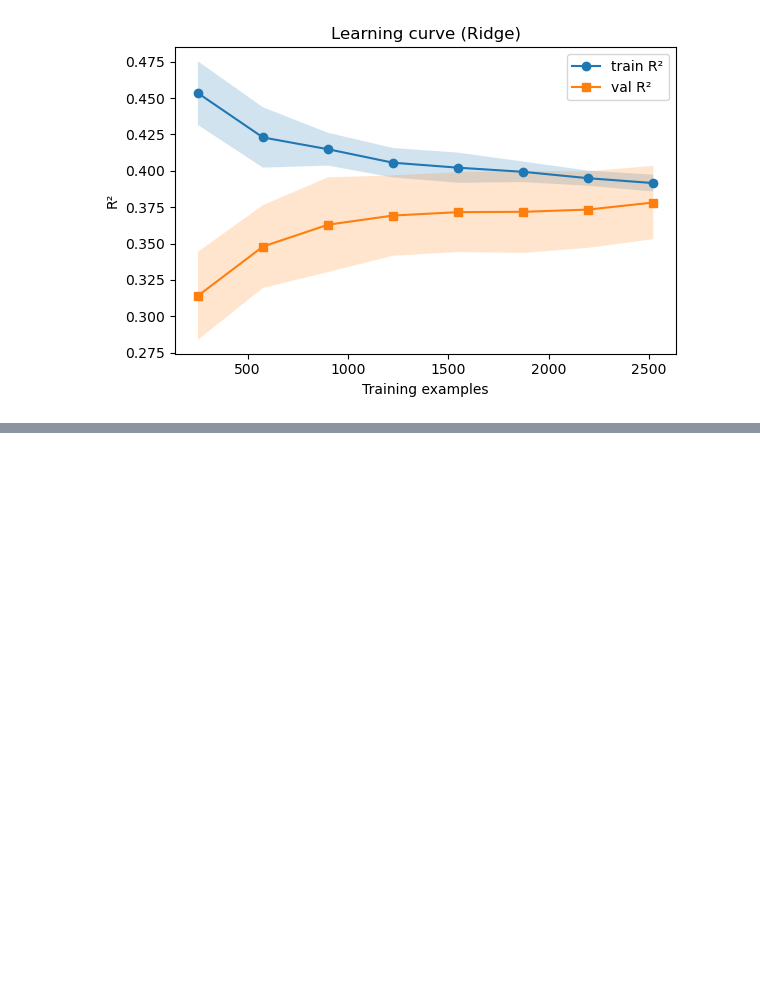
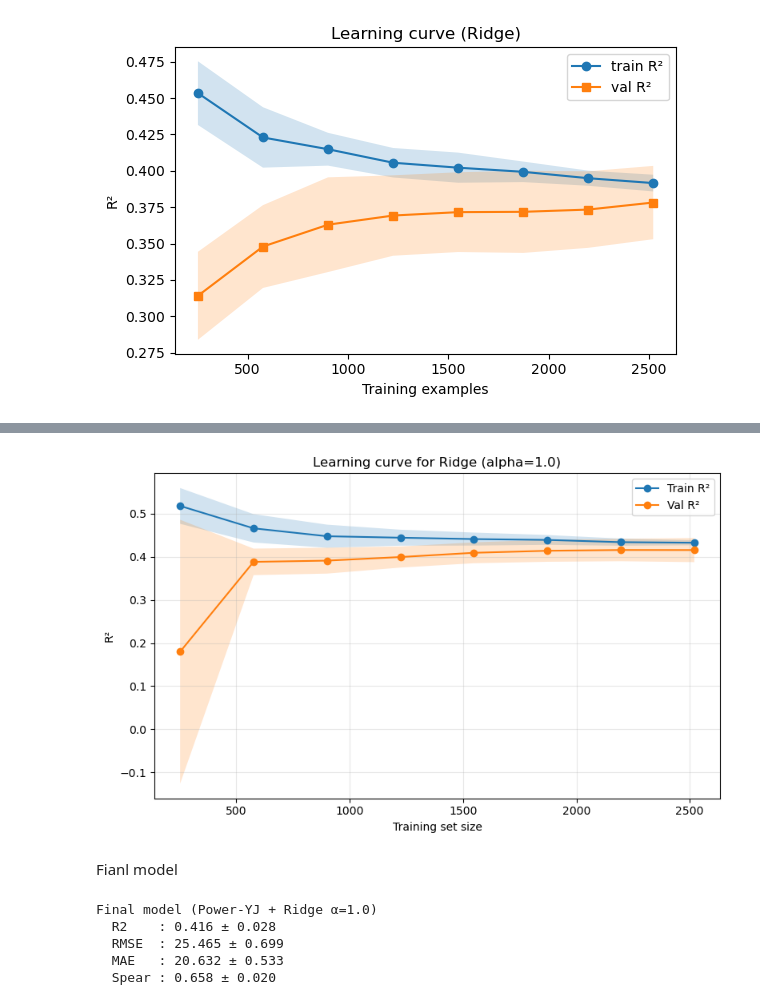
Before and after one commit to JHBH9e8at/My_First_ML_Model-Proteinsolubility_predictor, a Jupyter notebook: FinalReprot.ipynb, the cells around one changed output, grey strips where cells are left out. Drawn from its saved outputs; the diff is of its cells as text; code cells hidden in the pictures; blank space fills up the shorter version.

Commit message:
finalising

```diff
--- a/FinalReprot.ipynb
+++ b/FinalReprot.ipynb
@@ -657 +983,77 @@ Best alpha from CV: 100.0
+# %%
+a_sel = 1.0  # 예: alpha=1.0
+
+d = lc_res[a_sel]
+ts = d["train_sizes"]
+
+plt.figure(figsize=(8, 5))
+plt.plot(ts, d["tr_mean"], marker="o", label="Train R²")
+plt.plot(ts, d["va_mean"], marker="o", label="Val R²")
+plt.fill_between(ts, d["tr_mean"] - d["tr_std"], d["tr_mean"] + d["tr_std"], alpha=0.2)
+plt.fill_between(ts, d["va_mean"] - d["va_std"], d["va_mean"] + d["va_std"], alpha=0.2)
+
+plt.xlabel("Training set size")
+plt.ylabel("R²")
+plt.title(f"Learning curve for Ridge (alpha={a_sel})")
+plt.legend()
+plt.grid(alpha=0.3)
+plt.tight_layout()
+plt.show()
+# %% [output]
+[figure, added]
+# %% [markdown]
+Fianl model
+# %%
+from sklearn.preprocessing import PowerTransformer
+from sklearn.linear_model import Ridge
+from sklearn.pipeline import Pipeline
+from sklearn.model_selection import KFold, cross_val_score
+from scipy.stats import spearmanr
+import numpy as np
+
+# 최종 파이프라인
+final_pipe = Pipeline([
+    ("sc", PowerTransformer(method="yeo-johnson")),
+    ("rg", Ridge(alpha=1.0)),
+])
+
+cv = KFold(n_splits=5, shuffle=True, random_state=42)
+
+# R2
+cv_r2 = cross_val_score(final_pipe, X_features_clean, y_reg,
+                        cv=cv, scoring="r2")
+
+# RMSE
+cv_mse = cross_val_score(final_pipe, X_features_clean, y_reg,
+                         cv=cv, scoring="neg_mean_squared_error")
+cv_rmse = np.sqrt(-cv_mse)
+
+# MAE
+cv_mae = -cross_val_score(final_pipe, X_features_clean, y_reg,
+                          cv=cv, scoring="neg_mean_absolute_error")
+
+# Spearman
+sp_scores = []
+for tr_idx, te_idx in cv.split(X_features_clean):
+    Xtr = X_features_clean.iloc[tr_idx]
+    Xte = X_features_clean.iloc[te_idx]
+    ytr = y_reg.iloc[tr_idx]
+    yte = y_reg.iloc[te_idx]
+
+    final_pipe.fit(Xtr, ytr)
+    pred = final_pipe.predict(Xte)
+    rho, _ = spearmanr(yte, pred)
+    sp_scores.append(rho)
+
+print("Final model (Power-YJ + Ridge α=1.0)")
+print(f"  R2    : {cv_r2.mean():.3f} ± {cv_r2.std():.3f}")
+print(f"  RMSE  : {cv_rmse.mean():.3f} ± {cv_rmse.std():.3f}")
+print(f"  MAE   : {cv_mae.mean():.3f} ± {cv_mae.std():.3f}")
+print(f"  Spear : {np.mean(sp_scores):.3f} ± {np.std(sp_scores):.3f}")
+# %% [output]
+Final model (Power-YJ + Ridge α=1.0)
+  R2    : 0.416 ± 0.028
+  RMSE  : 25.465 ± 0.699
+  MAE   : 20.632 ± 0.533
+  Spear : 0.658 ± 0.020
 # %%
```
Also changed, not shown: parts of 21 cells of this notebook, 34 other files.
